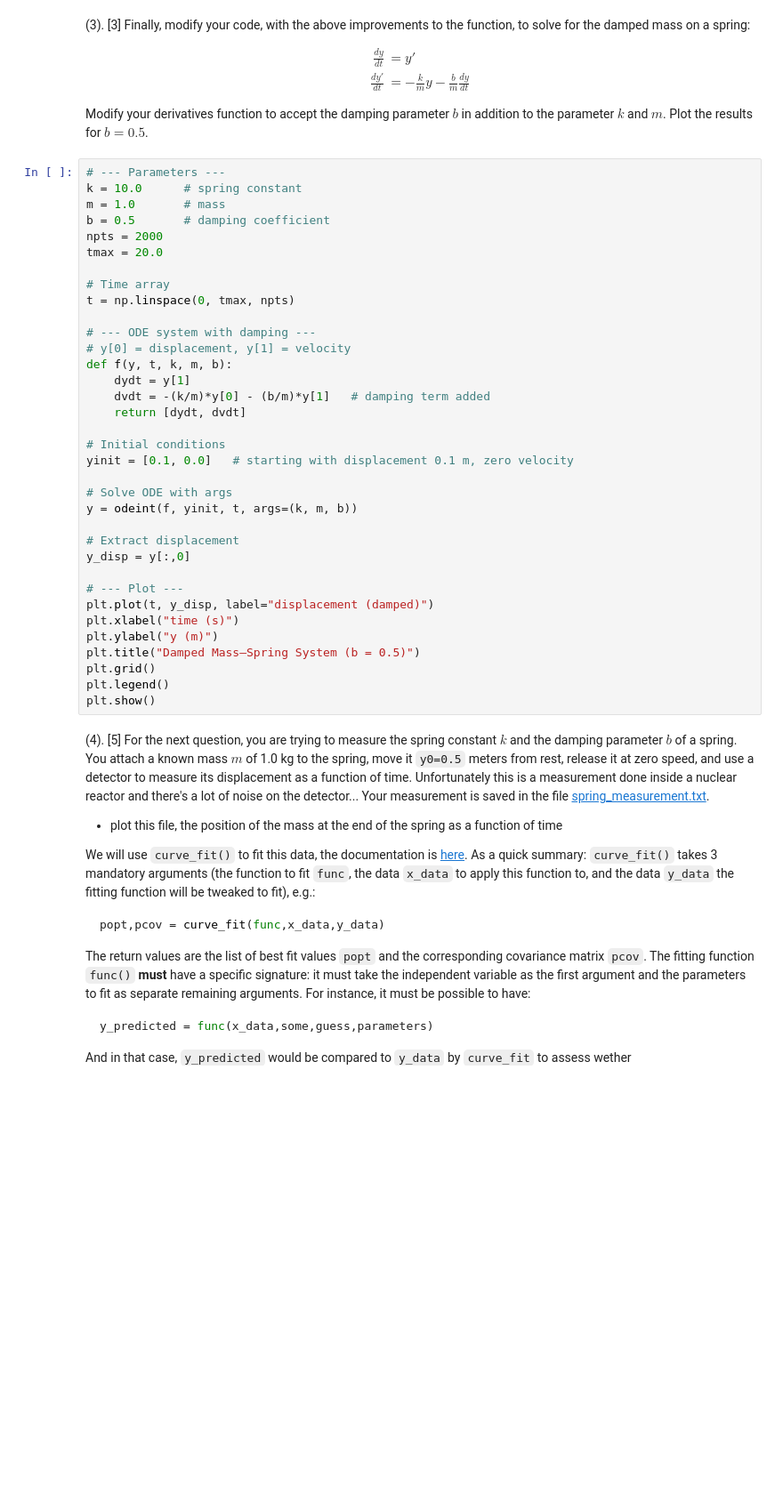
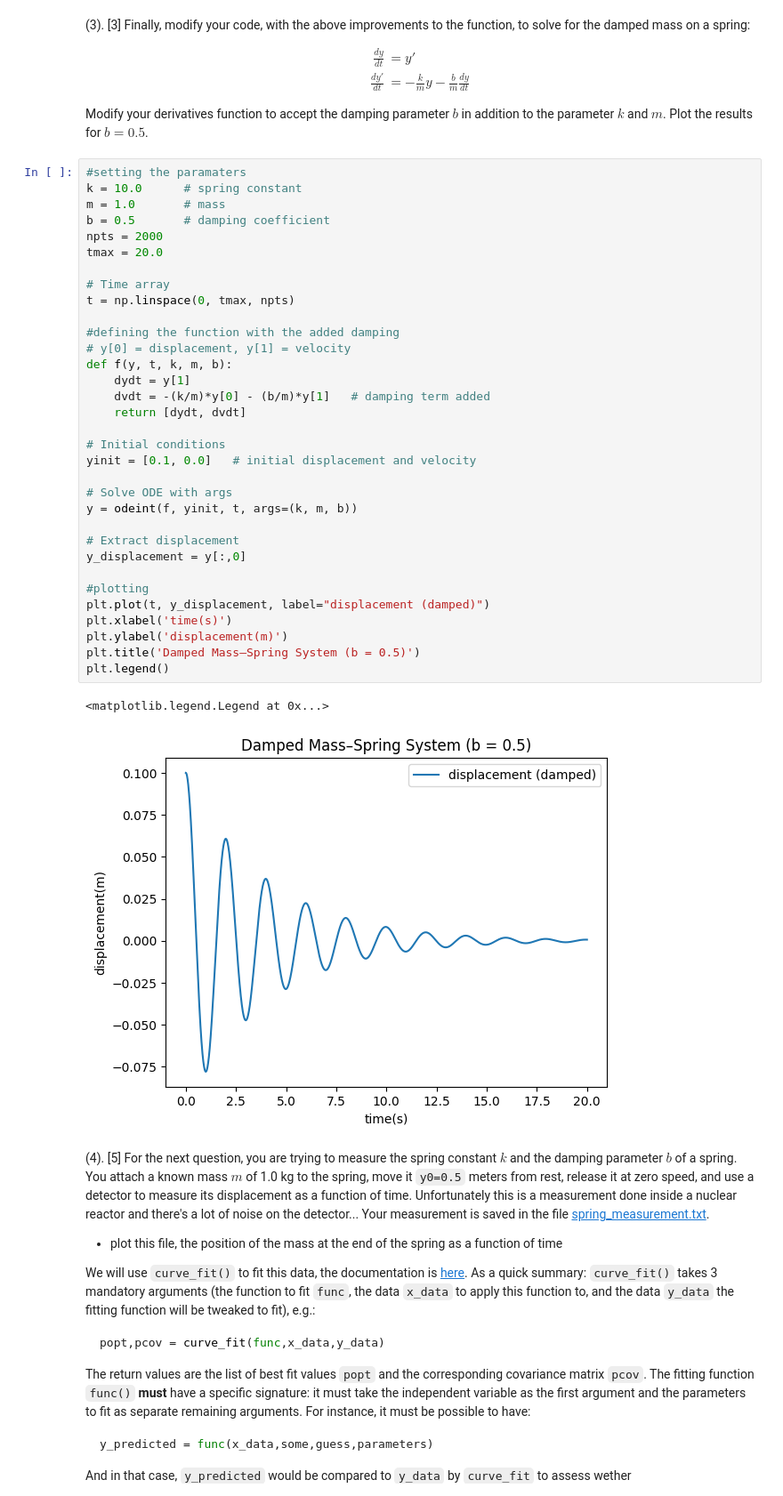
Before and after one commit to PX2145-2025/week-8-b-lloydCallum, a Jupyter notebook: ODEs.ipynb, the cells around one changed output. Shown at 89% size. Drawn from its saved outputs; the diff is of its cells as text; blank space fills up the shorter version.

```diff
--- a/ODEs.ipynb
+++ b/ODEs.ipynb
@@ -274,40 +271,41 @@ $$
 
 Modify your derivatives function to accept the damping parameter $b$ in addition to the parameter $k$ and $m$. Plot the results for $b=0.5$.
 # %%
-# --- Parameters ---
+#setting the paramaters
 k = 10.0      # spring constant
 m = 1.0       # mass
 b = 0.5       # damping coefficient
 npts = 2000
 tmax = 20.0
 
 # Time array
 t = np.linspace(0, tmax, npts)
 
-# --- ODE system with damping ---
+#defining the function with the added damping
 # y[0] = displacement, y[1] = velocity
 def f(y, t, k, m, b):
     dydt = y[1]
     dvdt = -(k/m)*y[0] - (b/m)*y[1]   # damping term added
     return [dydt, dvdt]
 
 # Initial conditions
-yinit = [0.1, 0.0]   # starting with displacement 0.1 m, zero velocity
+yinit = [0.1, 0.0]   # initial displacement and velocity
 
 # Solve ODE with args
 y = odeint(f, yinit, t, args=(k, m, b))
 
 # Extract displacement
-y_disp = y[:,0]
+y_displacement = y[:,0]
 
-# --- Plot ---
-plt.plot(t, y_disp, label="displacement (damped)")
-plt.xlabel("time (s)")
-plt.ylabel("y (m)")
-plt.title("Damped Mass–Spring System (b = 0.5)")
-plt.grid()
+#plotting
+plt.plot(t, y_displacement, label="displacement (damped)")
+plt.xlabel('time(s)')
+plt.ylabel('displacement(m)')
+plt.title('Damped Mass–Spring System (b = 0.5)')
 plt.legend()
-plt.show()
+# %% [output]
+<matplotlib.legend.Legend at 0x...>
+[figure, added]
 # %% [markdown]
 (4). [5] For the next question, you are trying to measure the spring constant $k$ and the damping parameter $b$ of a spring. You attach a known mass $m$ of 1.0 kg to the spring, move it `y0=0.5` meters from rest, release it at zero speed, and use a detector to measure its displacement as a function of time. Unfortunately this is a measurement done inside a nuclear reactor and there's a lot of noise on the detector... Your measurement is saved in the file [spring_measurement.txt](https://raw.githubusercontent.com/PX2134/data/master/week8/spring_measurement.txt).
 
```
Also changed, not shown: parts of 1 cell of this notebook.
